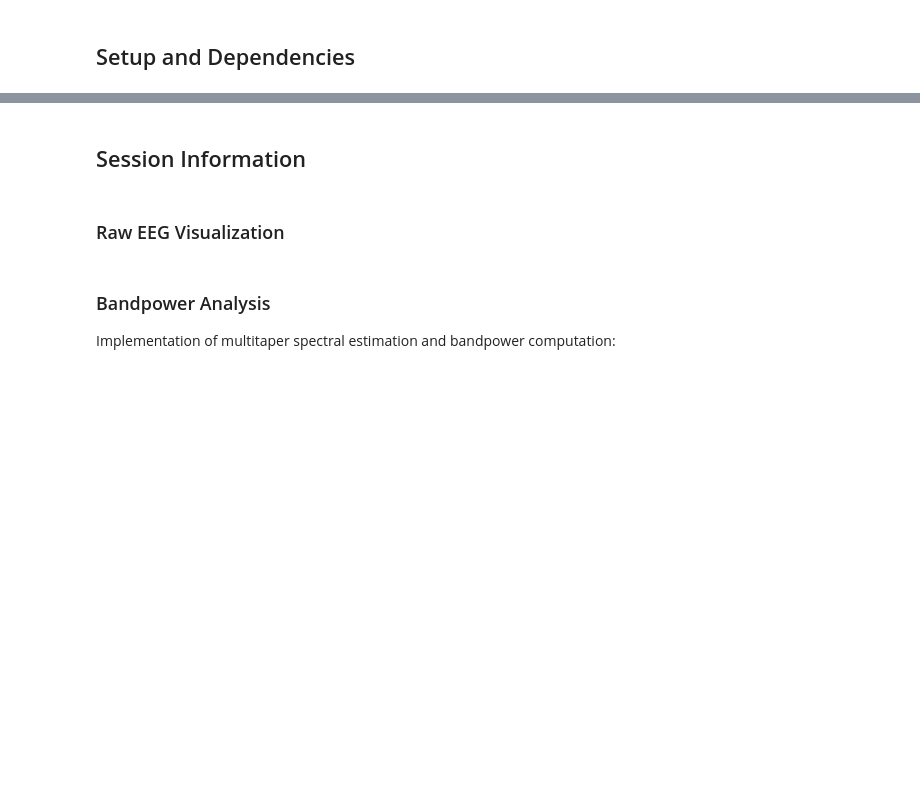
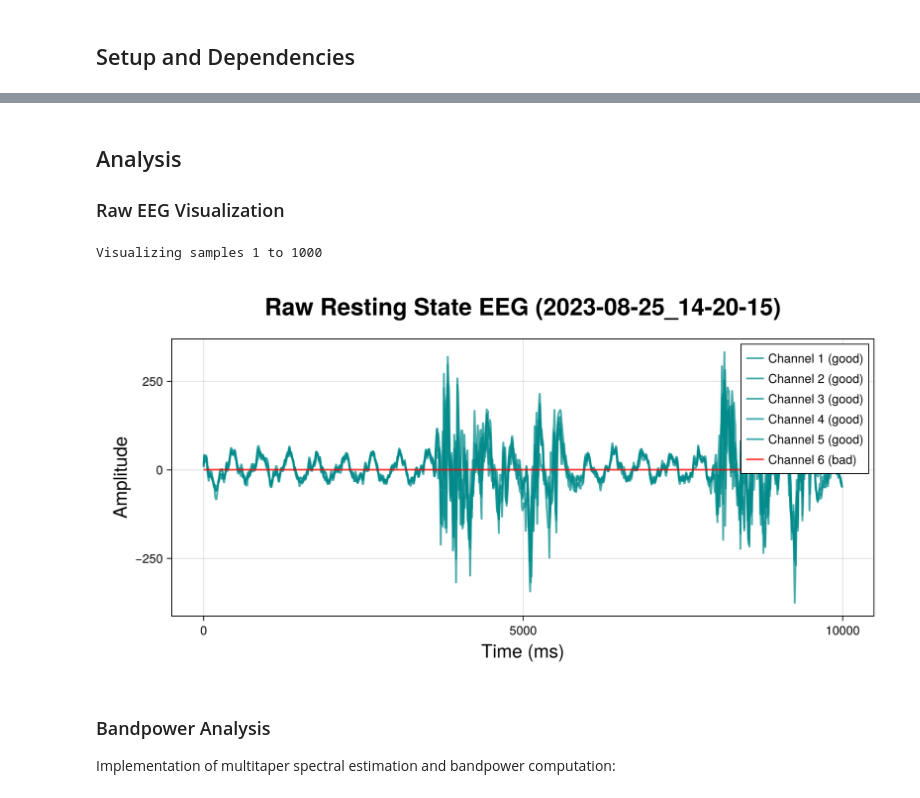
Before and after one commit to raknah/neuroelectrophysiology, a Jupyter notebook: projects/5xFAD/5xFAD-resting-state-analysis.ipynb, the cells around one changed output, grey strips where cells are left out. Saved outputs shown, nothing was run; the diff lists cells and outputs as text; code cells hidden in the pictures; blank space fills up the shorter version.

```diff
--- a/projects/5xFAD/5xFAD-resting-state-analysis.ipynb
+++ b/projects/5xFAD/5xFAD-resting-state-analysis.ipynb
@@ -51,2 +123,0 @@ nothing
-# %% [markdown]
-## Session Information
@@ -59,2 +124,3 @@ println("Number of Good Channels: $(length(session.good_channels))")
 # %% [markdown]
+## Analysis
 ### Raw EEG Visualization
@@ -68,24 +127,39 @@ println("Visualizing samples $sample_start to $sample_end")
 # %%
+# set sample range for visualization
+sample_start = 1
+sample_end = 1000
+sample_range = sample_start:sample_end
+println("Visualizing samples $sample_start to $sample_end")
+
+# generating plot
 fig = Figure(size = (900, 450))
 ax = plotify(
 	fig,
 	position = [1,1],
-	title = "Resting State EEG (RAW)",
+	title = "Raw Resting State EEG ($name)",
 	xlabel = "Time (ms)",
 	ylabel = "Amplitude"
 )
 
 time_ms = (sample_range .- 1) .* 10
 
-for channel in 1:size(session.raw)[1]
+data = session.raw
+
+for channel in 1:size(data)[1]
 	lines!(
 		ax,
 		time_ms,
-		session.raw[channel, sample_range],
-		color = channel in session.good_channels ? (:darkcyan, 0.7) : (:red, 0.7)
+		data[channel, sample_range],
+		color = channel in session.good_channels ? (:darkcyan, 0.7) : (:red, 0.7),
+		label = channel in session.good_channels ? "Channel $channel (good)" : "Channel $channel (bad)",
+		linewidth = 2.1
 	)
 end
+axislegend(ax)
 fig
+# %% [output]
+Visualizing samples 1 to 1000
+[figure, added]
 # %% [markdown]
 ### Bandpower Analysis
 
```
Also changed, not shown: parts of 12 cells of this notebook, 5 other files.
